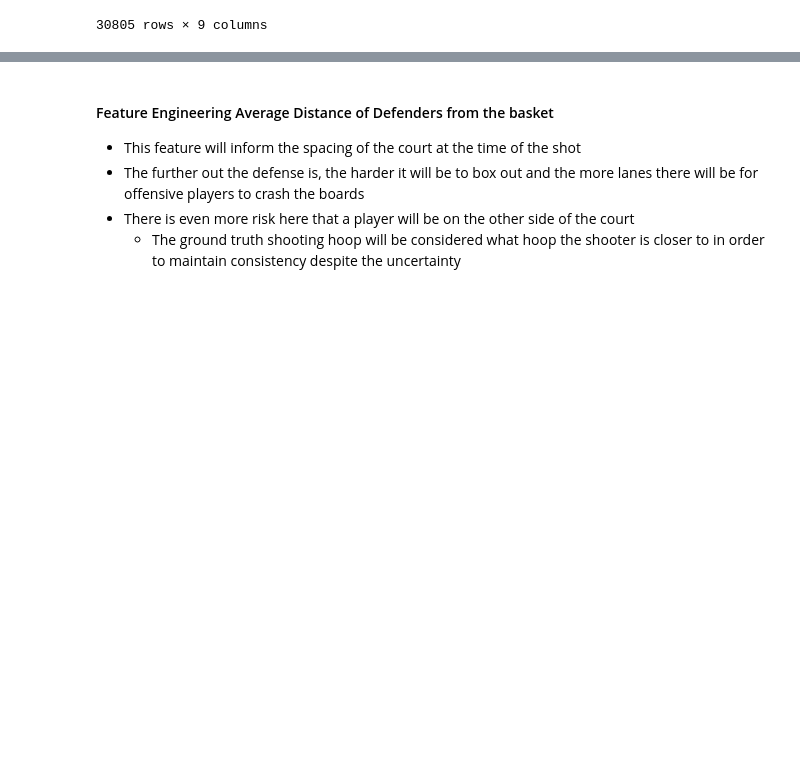
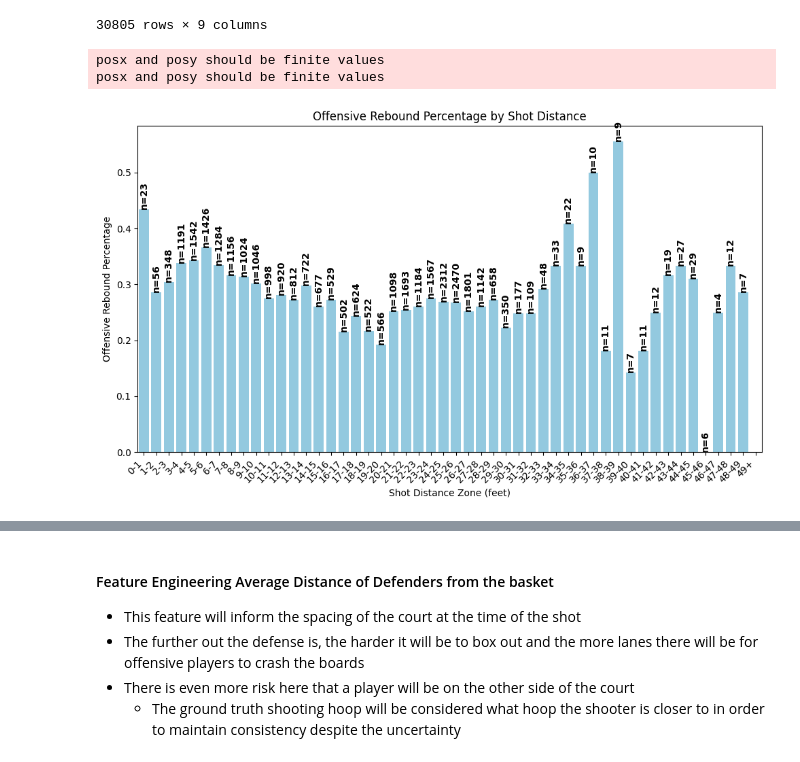
Before and after one commit to timseymour42/shotquality-offensive-rebounding, a Jupyter notebook: orbd_prediction.ipynb, the cells around one changed output, grey strips where cells are left out. Saved outputs shown, nothing was run; the diff lists cells and outputs as text; code cells hidden in the pictures; blank space fills up the shorter version.

```diff
--- a/orbd_prediction.ipynb
+++ b/orbd_prediction.ipynb
@@ -193,3 +178,36 @@ shot_distance
 | 308035 | 5020-49 | 63.025313 | 12.659930 | s | 1 | 1 | 29.663295 | 1.0 | 1 |
 | 308045 | 5020-52 | 70.669644 | 7.270347 | s | 1 | 1 | 26.229816 | 1.0 | 0 |
 30805 rows × 9 columns
+# %%
+# Categorize each shot into the corresponding zones based on shot distance
+
+# Define the shot distance bins cut by 2 feet
+shot_distance_bins = [x for x in range(0, 51, 1)]
+
+# Update the zone_labels accordingly
+zone_labels = [f'{dist}-{dist+1}' for dist in shot_distance_bins[:-1]]
+zone_labels[-1] = f'{shot_distance_bins[-2]}+'
+shot_distance['shot_distance_zone'] = pd.cut(shot_distance['distance_from_hoop'], bins=shot_distance_bins, labels=zone_labels, right=False)
+
+# Calculate the offensive rebound percentage and sample size for each shot distance zone
+oreb_by_zone = shot_distance.groupby('shot_distance_zone')['oreb'].mean()
+sample_size_by_zone = shot_distance['shot_distance_zone'].value_counts().reindex(zone_labels, fill_value=0)
+
+# Create the bar graph
+plt.figure(figsize=(10, 6))
+sns.barplot(x=oreb_by_zone.index, y=oreb_by_zone.values, color='skyblue')
+plt.title('Offensive Rebound Percentage by Shot Distance')
+plt.xlabel('Shot Distance Zone (feet)')
+plt.ylabel('Offensive Rebound Percentage')
+plt.xticks(rotation=45, ha='right')
+
+# Add sample size annotations to the bars
+for index, value in enumerate(oreb_by_zone.values):
+    plt.text(index, value, f'n={sample_size_by_zone.iloc[index]}', ha='center', va='bottom', fontweight='bold', rotation='vertical')
+
+plt.tight_layout()
+plt.show()
+# %% [output]
+posx and posy should be finite values
+posx and posy should be finite values
+[figure, added]
```
Also changed, not shown: parts of 143 cells of this notebook, 1 other file.
